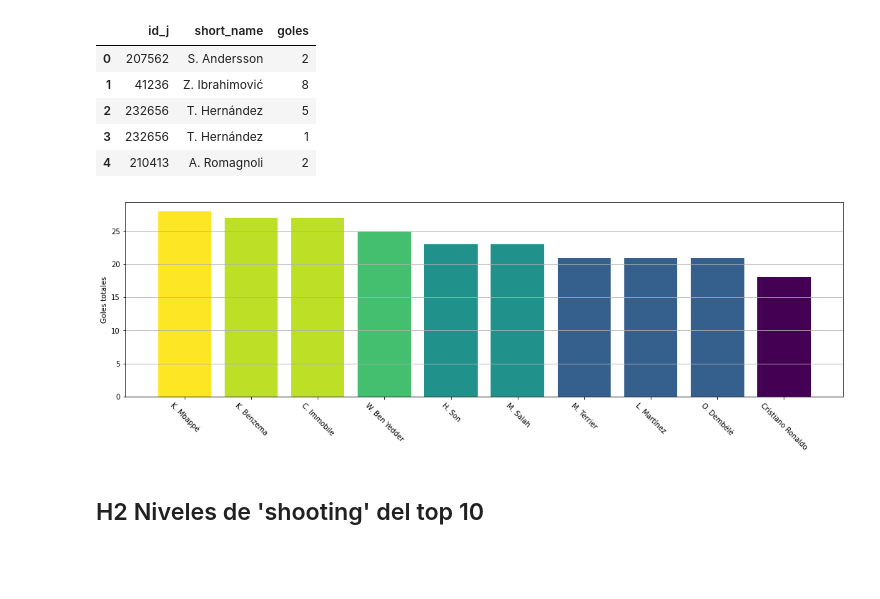
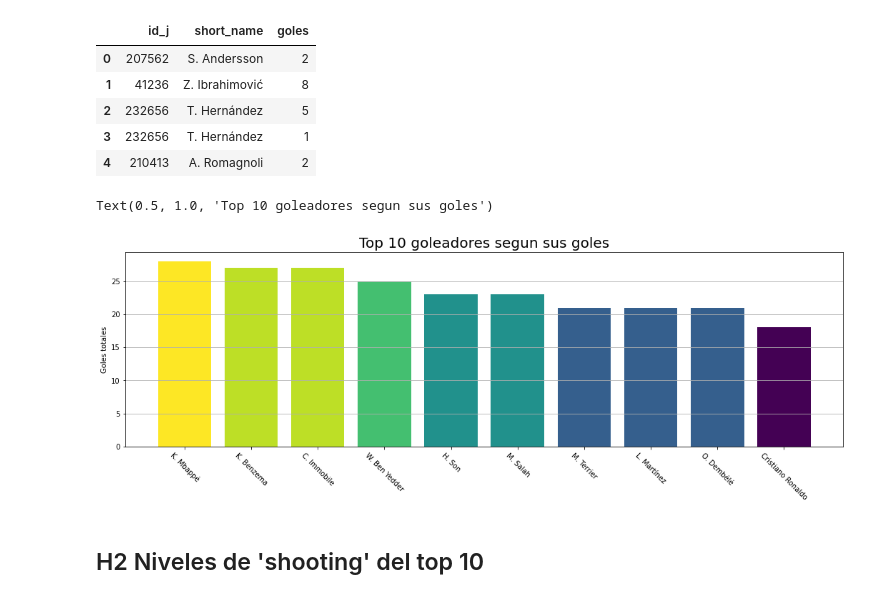
Before and after one commit to 2012FranMartinez/FifaStats-RealGoals, a Jupyter notebook: EDA_fifa_22.ipynb, the cells around one changed output. Cells and saved outputs as stored; diff of their text form; code cells hidden in the pictures; blank space fills up the shorter version.

```diff
--- a/EDA_fifa_22.ipynb
+++ b/EDA_fifa_22.ipynb
@@ -438,15 +524,17 @@ h1.head()
 # %%
 h1 = h1.sort_values("goles", ascending=False)[:10]
 fig = plt.figure(figsize=(18,5))
 # cmap = plt.get_cmap("YlGnBu")
 cmap = plt.get_cmap("viridis")
 norm = plt.Normalize(min(h1["goles"]), max(h1["goles"]))
 plt.bar(x="short_name", height="goles", data=h1, color=cmap(norm(h1["goles"])))
 plt.ylabel("Goles totales")
 plt.xticks(rotation=-45);
 plt.grid(axis='y', zorder=0)
+plt.title("Top 10 goleadores segun sus goles" ,fontsize=20)
 # %% [output]
+Text(0.5, 1.0, 'Top 10 goleadores segun sus goles')
-[figure, old version]
+[figure, new version]
 # %% [markdown]
 ## H2 Niveles de 'shooting' del top 10
 # %%
```
Also changed, not shown: parts of 78 cells of this notebook.
